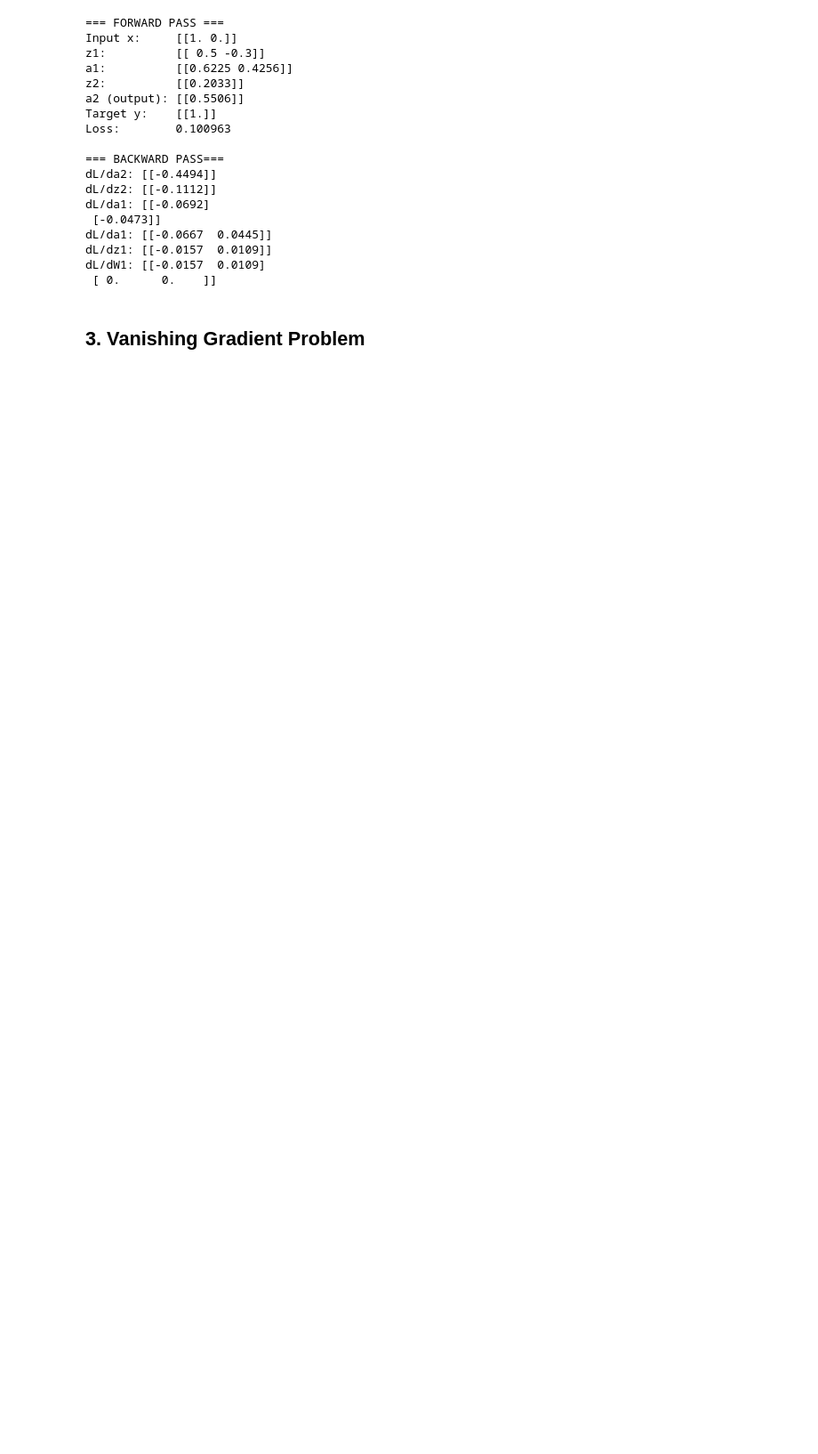
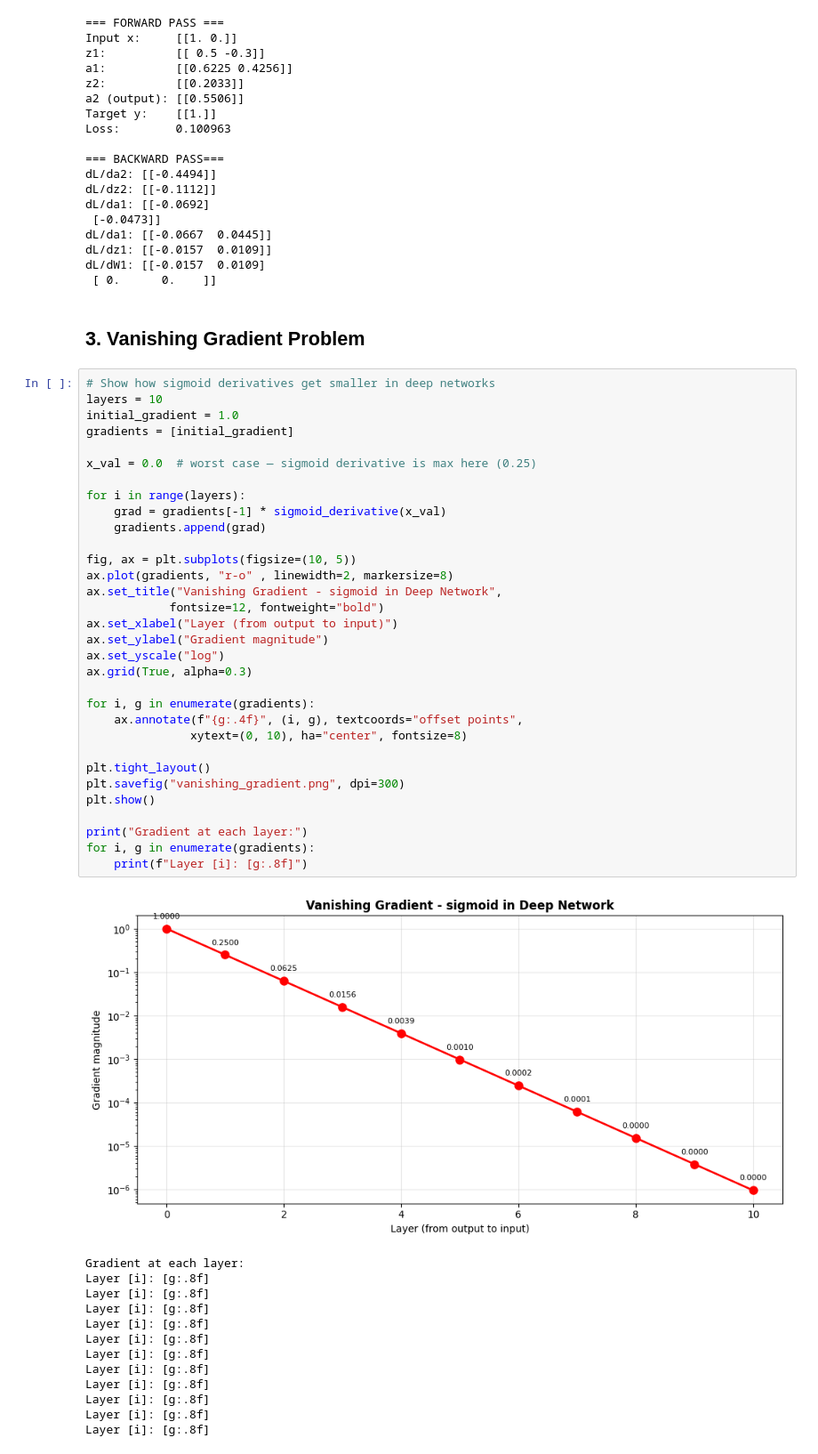
Before and after one commit to Honaxen/deep-learning-fundamentals, a Jupyter notebook: notebooks/03_backpropagation.ipynb, the cells around one changed output. Shown at 89% size. Saved outputs shown, nothing was run; the diff lists cells and outputs as text; blank space fills up the shorter version.

Commit message:
feat: add backpropagation notebook with gradient descent and vanishing gradient

```diff
--- a/notebooks/03_backpropagation.ipynb
+++ b/notebooks/03_backpropagation.ipynb
@@ -167,3 +167,49 @@ dL/dW1: [[-0.0157  0.0109]
  [ 0.      0.    ]]
 # %% [markdown]
 ## 3. Vanishing Gradient Problem
+# %%
+# Show how sigmoid derivatives get smaller in deep networks
+layers = 10
+initial_gradient = 1.0
+gradients = [initial_gradient]
+
+x_val = 0.0  # worst case — sigmoid derivative is max here (0.25)
+
+for i in range(layers):
+    grad = gradients[-1] * sigmoid_derivative(x_val)
+    gradients.append(grad)
+
+fig, ax = plt.subplots(figsize=(10, 5))
+ax.plot(gradients, "r-o" , linewidth=2, markersize=8)
+ax.set_title("Vanishing Gradient - sigmoid in Deep Network",
+            fontsize=12, fontweight="bold")
+ax.set_xlabel("Layer (from output to input)")
+ax.set_ylabel("Gradient magnitude")
+ax.set_yscale("log")
+ax.grid(True, alpha=0.3)
+
+for i, g in enumerate(gradients):
+    ax.annotate(f"{g:.4f}", (i, g), textcoords="offset points",
+               xytext=(0, 10), ha="center", fontsize=8)
+
+plt.tight_layout()
+plt.savefig("vanishing_gradient.png", dpi=300)
+plt.show()
+
+print("Gradient at each layer:")
+for i, g in enumerate(gradients):
+    print(f"Layer [i]: [g:.8f]")
+# %% [output]
+[figure, added]
+Gradient at each layer:
+Layer [i]: [g:.8f]
+Layer [i]: [g:.8f]
+Layer [i]: [g:.8f]
+Layer [i]: [g:.8f]
+Layer [i]: [g:.8f]
+Layer [i]: [g:.8f]
+Layer [i]: [g:.8f]
+Layer [i]: [g:.8f]
+Layer [i]: [g:.8f]
+Layer [i]: [g:.8f]
+Layer [i]: [g:.8f]
```
Also changed, not shown: parts of 1 cell of this notebook.
